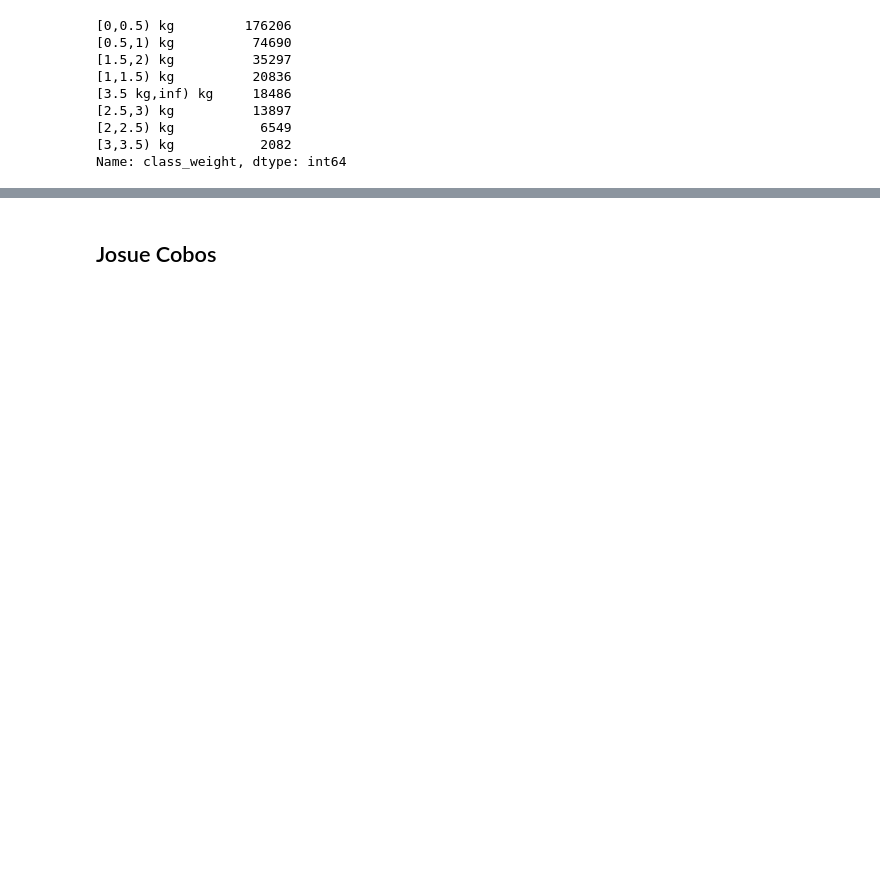
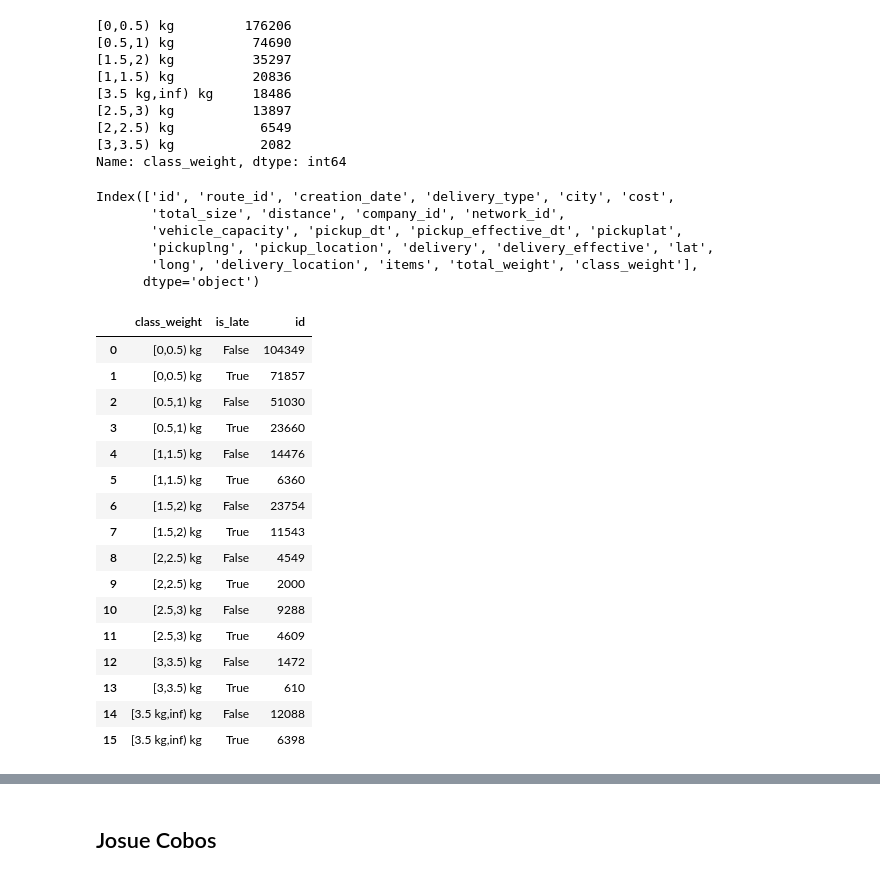
Before and after one commit to enmanuel-mag/ICD-Proyect, a Jupyter notebook: Proyect/notebooks/icd.ipynb, the cells around one changed output, grey strips where cells are left out. Drawn from its saved outputs; the diff is of its cells as text; code cells hidden in the pictures; blank space fills up the shorter version.

```diff
--- a/Proyect/notebooks/icd.ipynb
+++ b/Proyect/notebooks/icd.ipynb
@@ -78,3 +81,12 @@ df['class_weight'].value_counts()
 [2,2.5) kg           6549
 [3,3.5) kg           2082
 Name: class_weight, dtype: int64
+# %%
+df.columns
+# %% [output]
+Index(['id', 'route_id', 'creation_date', 'delivery_type', 'city', 'cost',
+       'total_size', 'distance', 'company_id', 'network_id',
+       'vehicle_capacity', 'pickup_dt', 'pickup_effective_dt', 'pickuplat',
+       'pickuplng', 'pickup_location', 'delivery', 'delivery_effective', 'lat',
+       'long', 'delivery_location', 'items', 'total_weight', 'class_weight'],
+      dtype='object')
@@ -80,0 +95,21 @@ Name: class_weight, dtype: int64
+# %%
+gwl = df[['id', 'class_weight', 'is_late']].groupby(['class_weight', 'is_late'])['id'].count().reset_index()
+gwl
+# %% [output]
+|  | class_weight | is_late | id |
+| 0 | [0,0.5) kg | False | 104349 |
+| 1 | [0,0.5) kg | True | 71857 |
+| 2 | [0.5,1) kg | False | 51030 |
+| 3 | [0.5,1) kg | True | 23660 |
+| 4 | [1,1.5) kg | False | 14476 |
+| 5 | [1,1.5) kg | True | 6360 |
+| 6 | [1.5,2) kg | False | 23754 |
+| 7 | [1.5,2) kg | True | 11543 |
+| 8 | [2,2.5) kg | False | 4549 |
+| 9 | [2,2.5) kg | True | 2000 |
+| 10 | [2.5,3) kg | False | 9288 |
+| 11 | [2.5,3) kg | True | 4609 |
+| 12 | [3,3.5) kg | False | 1472 |
+| 13 | [3,3.5) kg | True | 610 |
+| 14 | [3.5 kg,inf) kg | False | 12088 |
+| 15 | [3.5 kg,inf) kg | True | 6398 |
```
Also changed, not shown: parts of 9 cells of this notebook, 1 other file.
